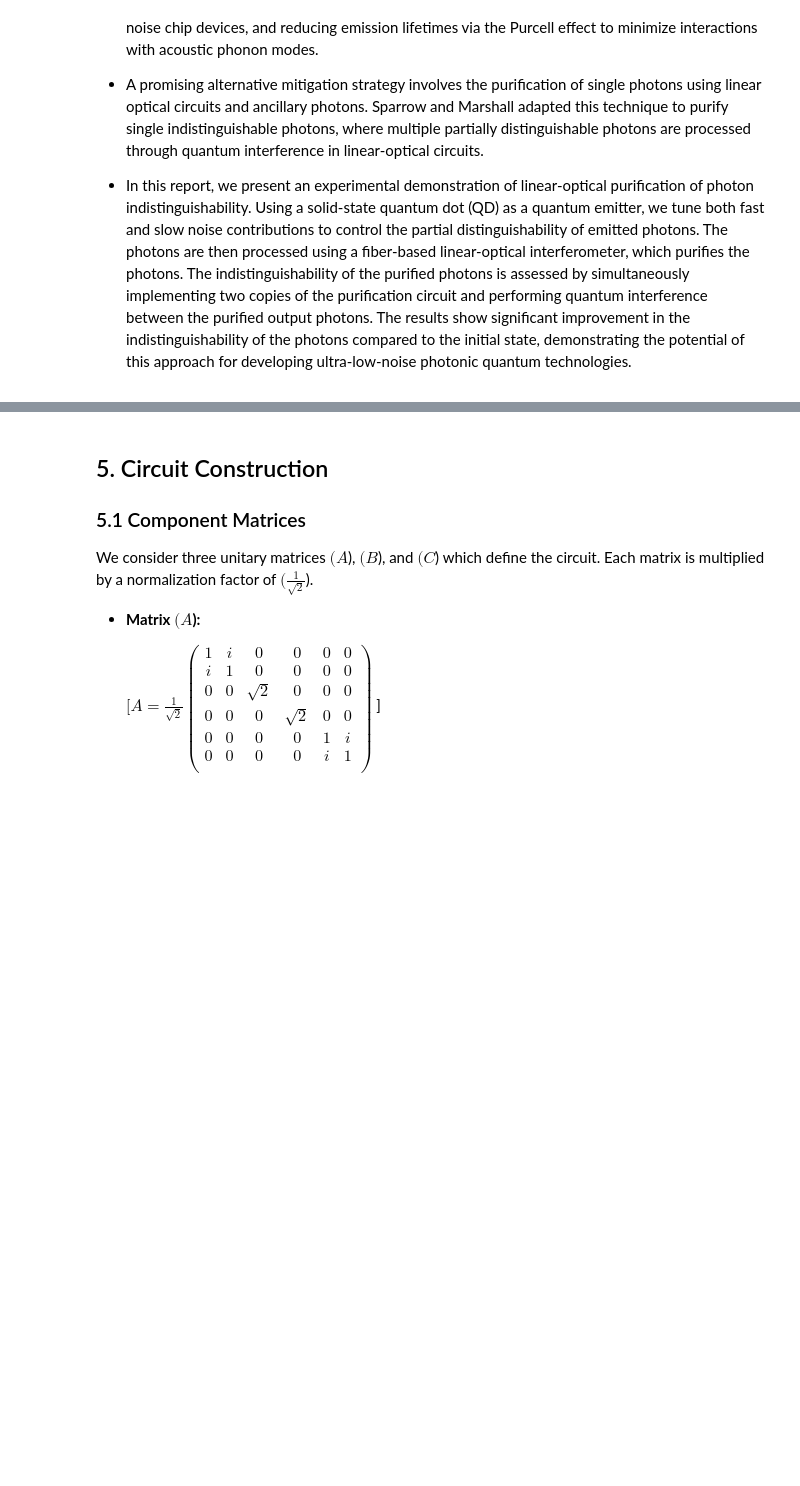
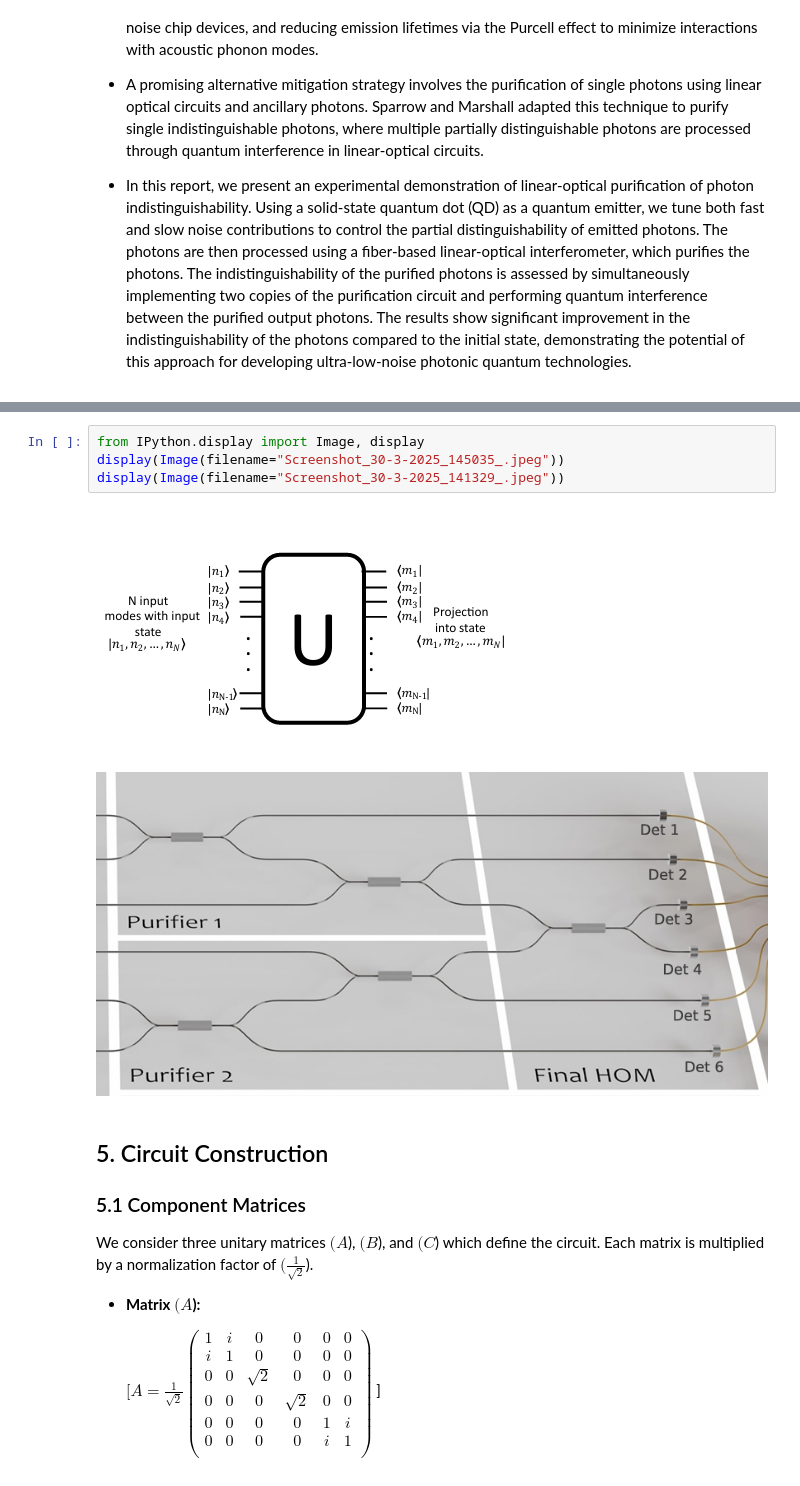
Before and after one commit to loqm/PH_530_2025, a Jupyter notebook: Project_12.ipynb, the cells around one changed output, grey strips where cells are left out. Saved outputs shown, nothing was run; the diff lists cells and outputs as text; blank space fills up the shorter version.

```diff
--- a/Project_12.ipynb
+++ b/Project_12.ipynb
@@ -71,3 +68,10 @@ The multi-permanent model is crucial because:
+# %%
+from IPython.display import Image, display
+display(Image(filename="Screenshot_30-3-2025_145035_.jpeg"))
+display(Image(filename="Screenshot_30-3-2025_141329_.jpeg"))
+# %% [output]
+[figure, added]
+[figure, added]
 # %% [markdown]
 ## 5. Circuit Construction
 
```
Also changed, not shown: parts of 15 cells of this notebook.
